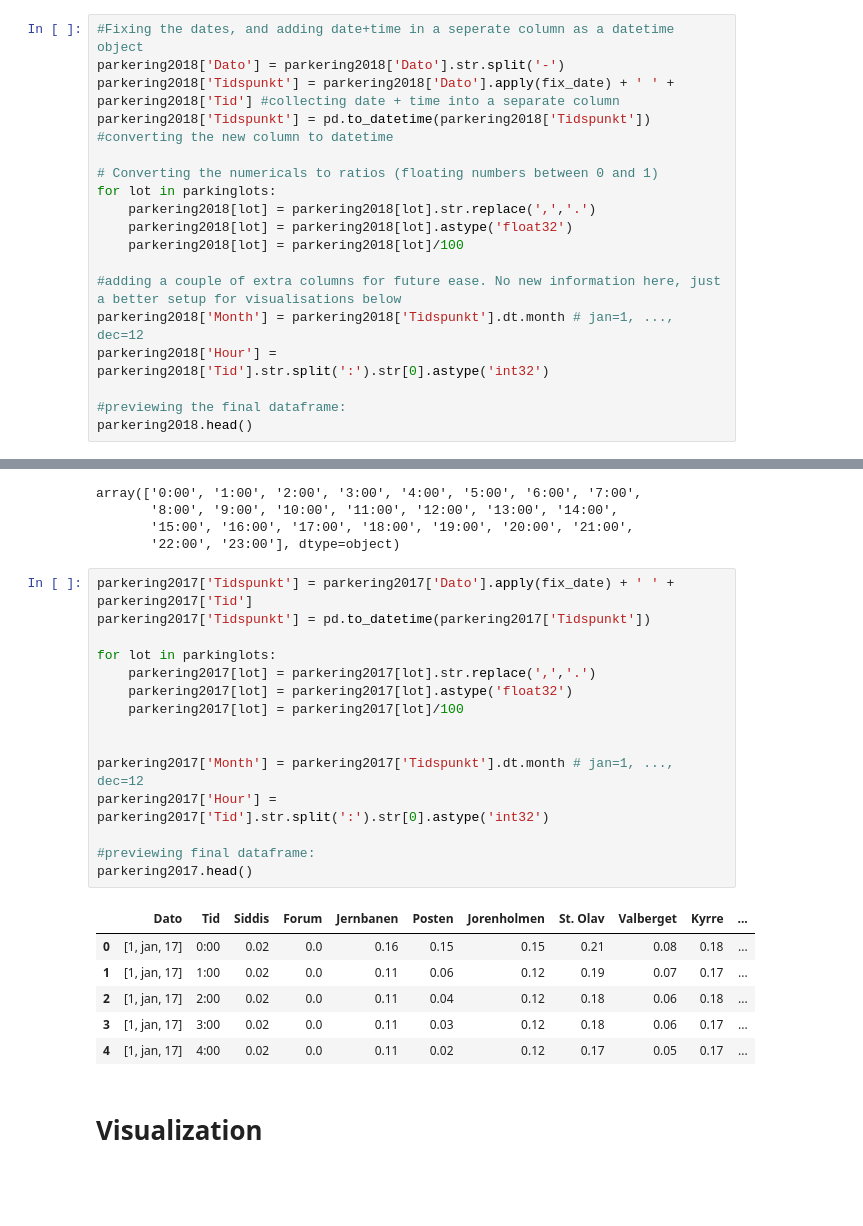
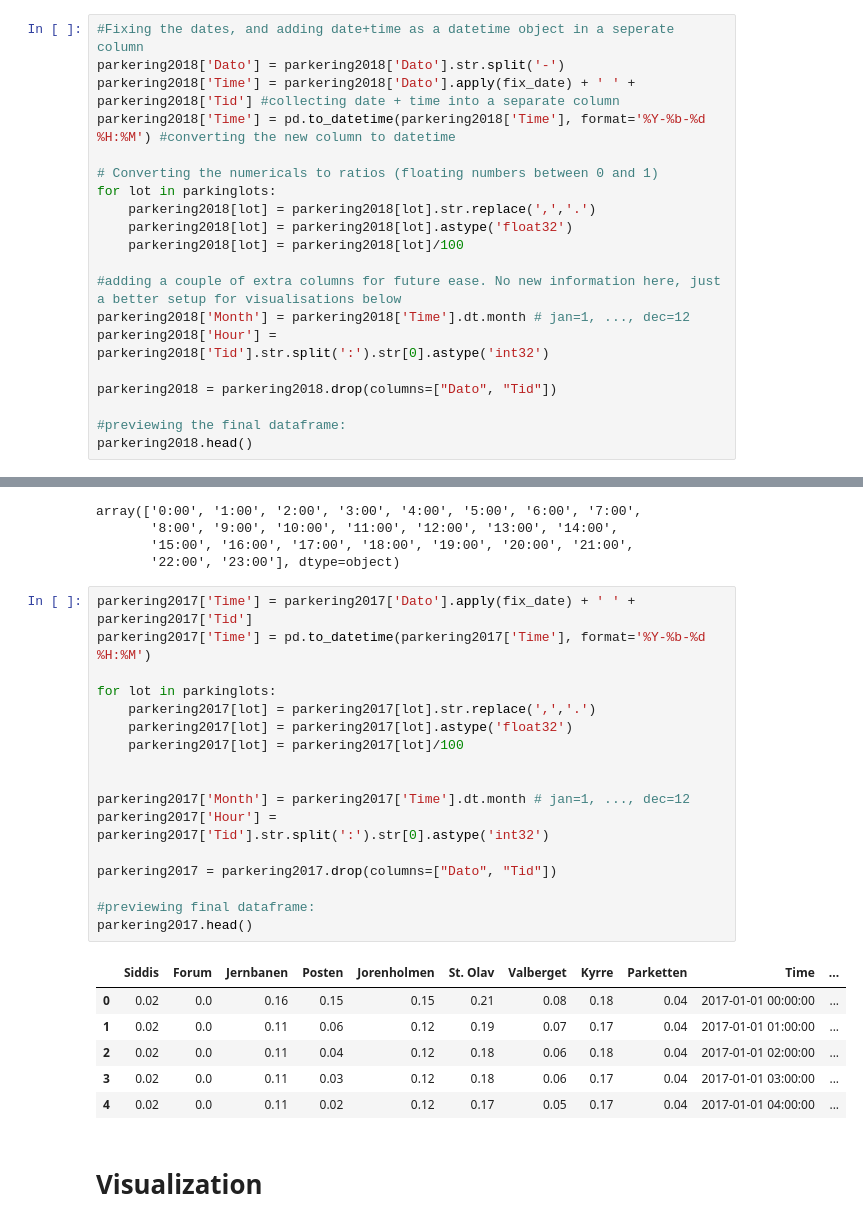
Before and after one commit to lenelise/stavanger_parkinglots, a Jupyter notebook: parking.ipynb, the cells around one changed output, grey strips where cells are left out. Cells and saved outputs as stored; diff of their text form; blank space fills up the shorter version.

```diff
--- a/parking.ipynb
+++ b/parking.ipynb
@@ -73,10 +73,10 @@ parkering2018.head()
 | 3 | 1-jan-18 | 3:00 | 2,0 | 0,0 | 17,0 | 5,0 | 15,0 | 21,0 | 6,0 | 15,0 | ... |
 | 4 | 1-jan-18 | 4:00 | 2,0 | 0,0 | 17,0 | 5,0 | 15,0 | 21,0 | 6,0 | 15,0 | ... |
 # %%
-#Fixing the dates, and adding date+time in a seperate column as a datetime object
+#Fixing the dates, and adding date+time as a datetime object in a seperate column
 parkering2018['Dato'] = parkering2018['Dato'].str.split('-')
-parkering2018['Tidspunkt'] = parkering2018['Dato'].apply(fix_date) + ' ' + parkering2018['Tid'] #collecting date + time into a separate column
-parkering2018['Tidspunkt'] = pd.to_datetime(parkering2018['Tidspunkt']) #converting the new column to datetime
+parkering2018['Time'] = parkering2018['Dato'].apply(fix_date) + ' ' + parkering2018['Tid'] #collecting date + time into a separate column
+parkering2018['Time'] = pd.to_datetime(parkering2018['Time'], format='%Y-%b-%d %H:%M') #converting the new column to datetime
 
 # Converting the numericals to ratios (floating numbers between 0 and 1)
 for lot in parkinglots:
@@ -85,8 +85,10 @@ for lot in parkinglots:
     parkering2018[lot] = parkering2018[lot]/100
 
 #adding a couple of extra columns for future ease. No new information here, just a better setup for visualisations below
-parkering2018['Month'] = parkering2018['Tidspunkt'].dt.month # jan=1, ..., dec=12
+parkering2018['Month'] = parkering2018['Time'].dt.month # jan=1, ..., dec=12
 parkering2018['Hour'] = parkering2018['Tid'].str.split(':').str[0].astype('int32')
+
+parkering2018 = parkering2018.drop(columns=["Dato", "Tid"])
 
 #previewing the final dataframe:
 parkering2018.head()
@@ -125,27 +127,29 @@ array(['0:00', '1:00', '2:00', '3:00', '4:00', '5:00', '6:00', '7:00',
        '15:00', '16:00', '17:00', '18:00', '19:00', '20:00', '21:00',
        '22:00', '23:00'], dtype=object)
 # %%
-parkering2017['Tidspunkt'] = parkering2017['Dato'].apply(fix_date) + ' ' + parkering2017['Tid']
-parkering2017['Tidspunkt'] = pd.to_datetime(parkering2017['Tidspunkt'])
+parkering2017['Time'] = parkering2017['Dato'].apply(fix_date) + ' ' + parkering2017['Tid']
+parkering2017['Time'] = pd.to_datetime(parkering2017['Time'], format='%Y-%b-%d %H:%M')
 
 for lot in parkinglots:
     parkering2017[lot] = parkering2017[lot].str.replace(',','.')
     parkering2017[lot] = parkering2017[lot].astype('float32')
     parkering2017[lot] = parkering2017[lot]/100
 
 
-parkering2017['Month'] = parkering2017['Tidspunkt'].dt.month # jan=1, ..., dec=12
+parkering2017['Month'] = parkering2017['Time'].dt.month # jan=1, ..., dec=12
 parkering2017['Hour'] = parkering2017['Tid'].str.split(':').str[0].astype('int32')
+
+parkering2017 = parkering2017.drop(columns=["Dato", "Tid"])
 
 #previewing final dataframe:
 parkering2017.head()
 # %% [output]
-|  | Dato | Tid | Siddis | Forum | Jernbanen | Posten | Jorenholmen | St. Olav | Valberget | Kyrre | ... |
-| 0 | [1, jan, 17] | 0:00 | 0.02 | 0.0 | 0.16 | 0.15 | 0.15 | 0.21 | 0.08 | 0.18 | ... |
-| 1 | [1, jan, 17] | 1:00 | 0.02 | 0.0 | 0.11 | 0.06 | 0.12 | 0.19 | 0.07 | 0.17 | ... |
-| 2 | [1, jan, 17] | 2:00 | 0.02 | 0.0 | 0.11 | 0.04 | 0.12 | 0.18 | 0.06 | 0.18 | ... |
-| 3 | [1, jan, 17] | 3:00 | 0.02 | 0.0 | 0.11 | 0.03 | 0.12 | 0.18 | 0.06 | 0.17 | ... |
-| 4 | [1, jan, 17] | 4:00 | 0.02 | 0.0 | 0.11 | 0.02 | 0.12 | 0.17 | 0.05 | 0.17 | ... |
+|  | Siddis | Forum | Jernbanen | Posten | Jorenholmen | St. Olav | Valberget | Kyrre | Parketten | Time | ... |
+| 0 | 0.02 | 0.0 | 0.16 | 0.15 | 0.15 | 0.21 | 0.08 | 0.18 | 0.04 | 2017-01-01 00:00:00 | ... |
+| 1 | 0.02 | 0.0 | 0.11 | 0.06 | 0.12 | 0.19 | 0.07 | 0.17 | 0.04 | 2017-01-01 01:00:00 | ... |
+| 2 | 0.02 | 0.0 | 0.11 | 0.04 | 0.12 | 0.18 | 0.06 | 0.18 | 0.04 | 2017-01-01 02:00:00 | ... |
+| 3 | 0.02 | 0.0 | 0.11 | 0.03 | 0.12 | 0.18 | 0.06 | 0.17 | 0.04 | 2017-01-01 03:00:00 | ... |
+| 4 | 0.02 | 0.0 | 0.11 | 0.02 | 0.12 | 0.17 | 0.05 | 0.17 | 0.04 | 2017-01-01 04:00:00 | ... |
 # %% [markdown]
 # Visualization
 # %% [markdown]
```
Also changed, not shown: parts of 23 cells of this notebook.
